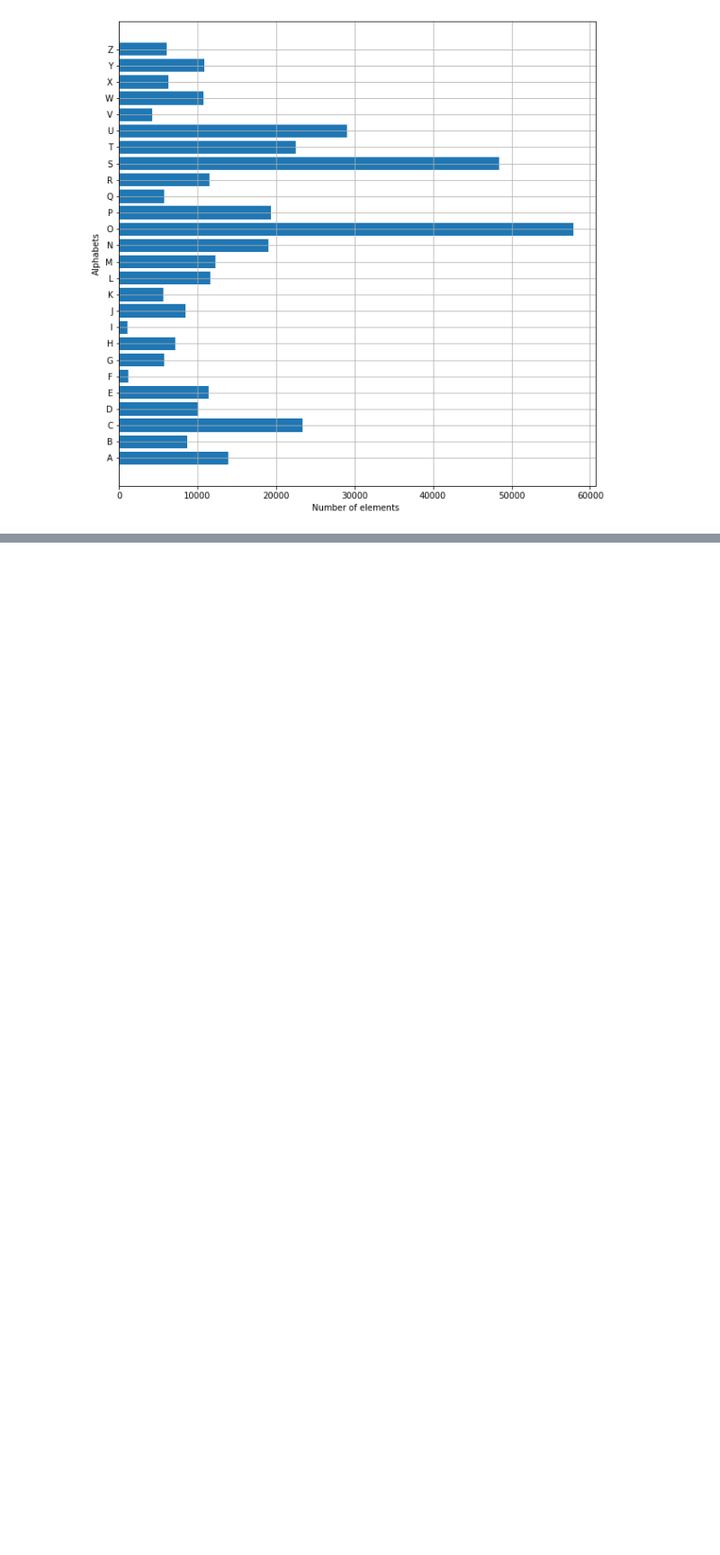
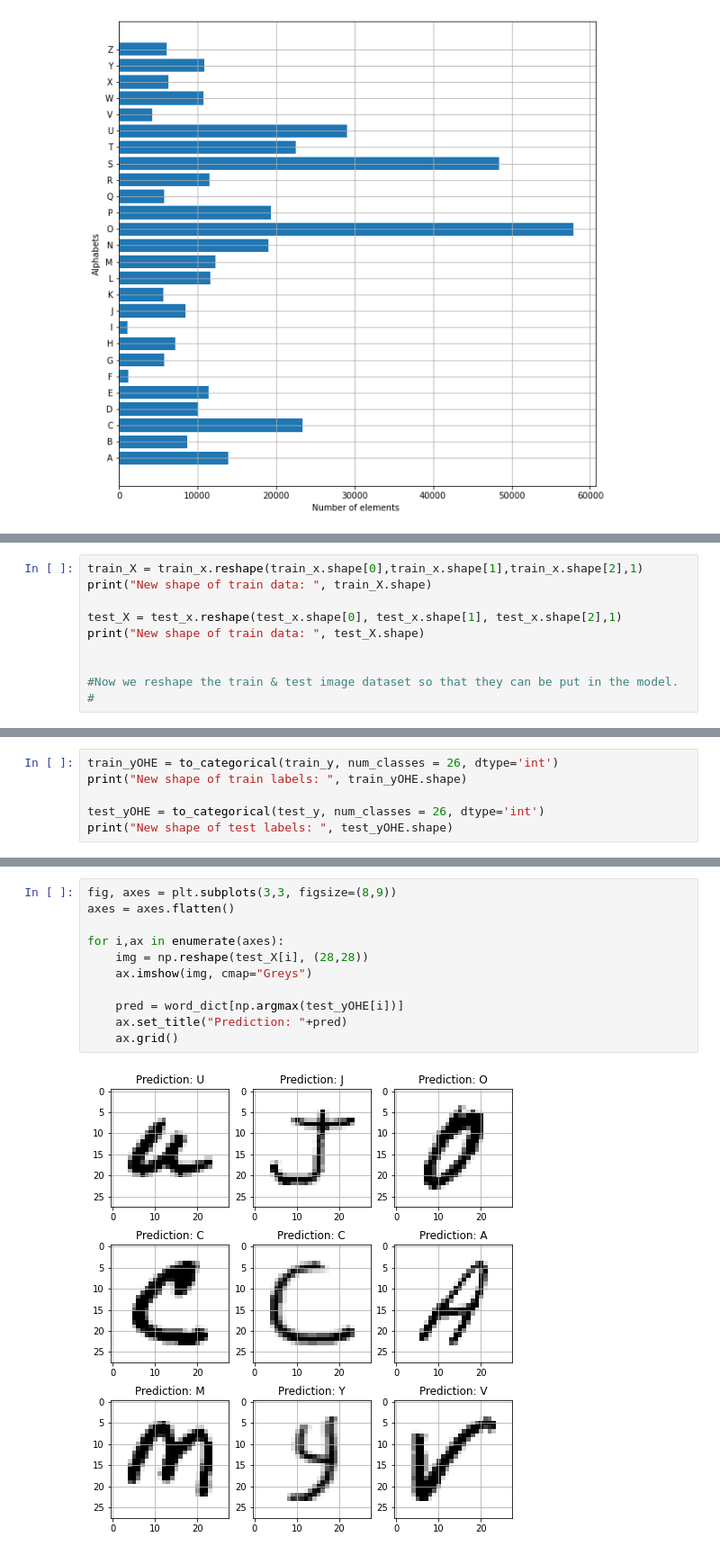
Before and after one commit to 19IT120/19IT119_19IT120_Handwritten-Character-Recognition, a Jupyter notebook: Handwritten_Character_Recognition.ipynb, the cells around one changed output, grey strips where cells are left out. Shown at 90% size. Cells and saved outputs as stored; diff of their text form; blank space fills up the shorter version.

```diff
--- a/Handwritten_Character_Recognition.ipynb
+++ b/Handwritten_Character_Recognition.ipynb
@@ -77,0 +102,10 @@ plt.show()
+# %%
+train_X = train_x.reshape(train_x.shape[0],train_x.shape[1],train_x.shape[2],1)
+print("New shape of train data: ", train_X.shape)
+
+test_X = test_x.reshape(test_x.shape[0], test_x.shape[1], test_x.shape[2],1)
+print("New shape of train data: ", test_X.shape)
+
+
+#Now we reshape the train & test image dataset so that they can be put in the model.
+#
@@ -77,0 +115,6 @@ plt.show()
+# %%
+train_yOHE = to_categorical(train_y, num_classes = 26, dtype='int')
+print("New shape of train labels: ", train_yOHE.shape)
+
+test_yOHE = to_categorical(test_y, num_classes = 26, dtype='int')
+print("New shape of test labels: ", test_yOHE.shape)
@@ -77,0 +179,13 @@ plt.show()
+# %%
+fig, axes = plt.subplots(3,3, figsize=(8,9))
+axes = axes.flatten()
+
+for i,ax in enumerate(axes):
+    img = np.reshape(test_X[i], (28,28))
+    ax.imshow(img, cmap="Greys")
+
+    pred = word_dict[np.argmax(test_yOHE[i])]
+    ax.set_title("Prediction: "+pred)
+    ax.grid()
+# %% [output]
+[figure, added]
```
Also changed, not shown: parts of 13 cells of this notebook.
